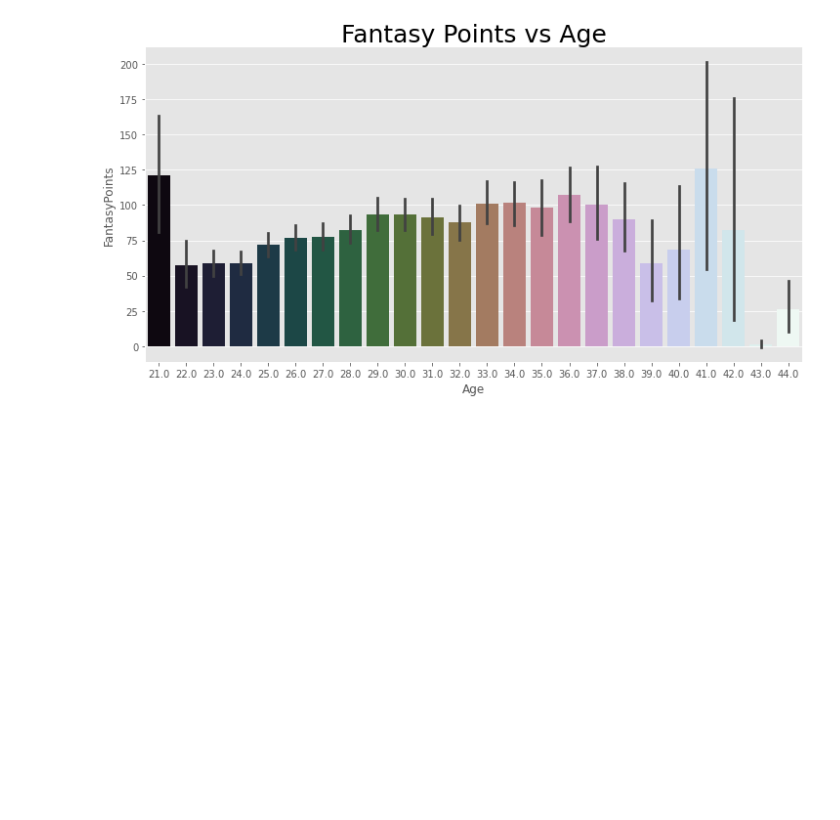
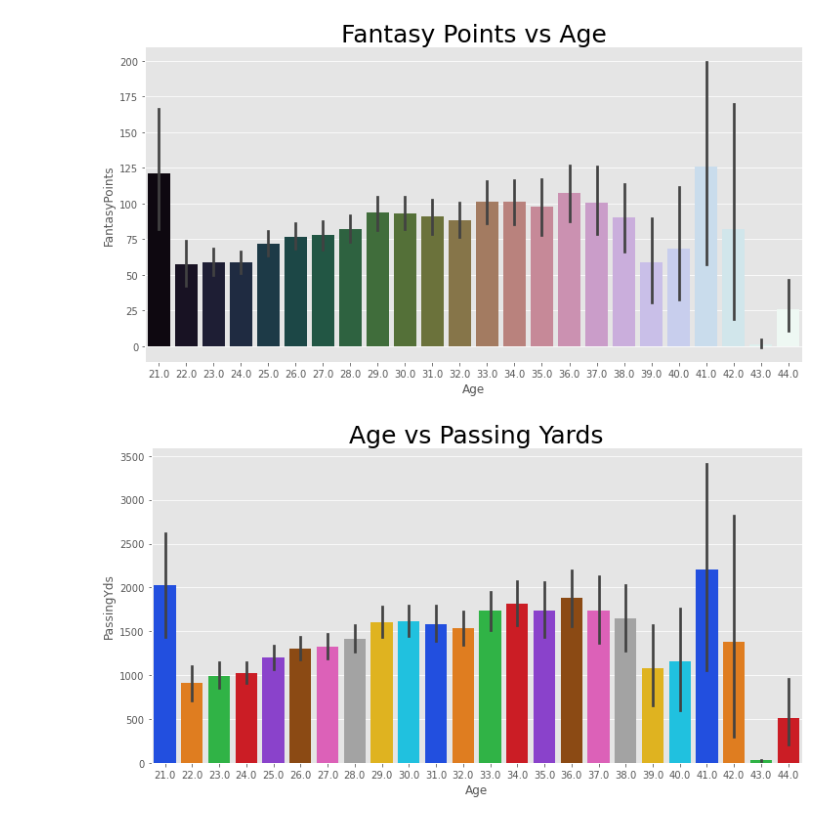
Before and after one commit to akashkumar1287/FantasyFootball, a Jupyter notebook: Positional Compiled Data/QB.ipynb, the cells around one changed output. Saved outputs shown, nothing was run; the diff lists cells and outputs as text; code cells hidden in the pictures; blank space fills up the shorter version.

Commit message:
visuals

```diff
--- a/Positional Compiled Data/QB.ipynb
+++ b/Positional Compiled Data/QB.ipynb
@@ -125,3 +125,10 @@ plt.title("Fantasy Points vs Age",
           fontsize=25);
 # %% [output]
 [figure]
+# %%
+sns.catplot(x="Age", y="PassingYds", data=df, aspect=2, kind="bar",palette="bright");
+plt.style.use("ggplot")
+plt.title("Age vs Passing Yards",
+          fontsize=25);
+# %% [output]
+[figure, added]
```
Also changed, not shown: parts of 3 cells of this notebook.
